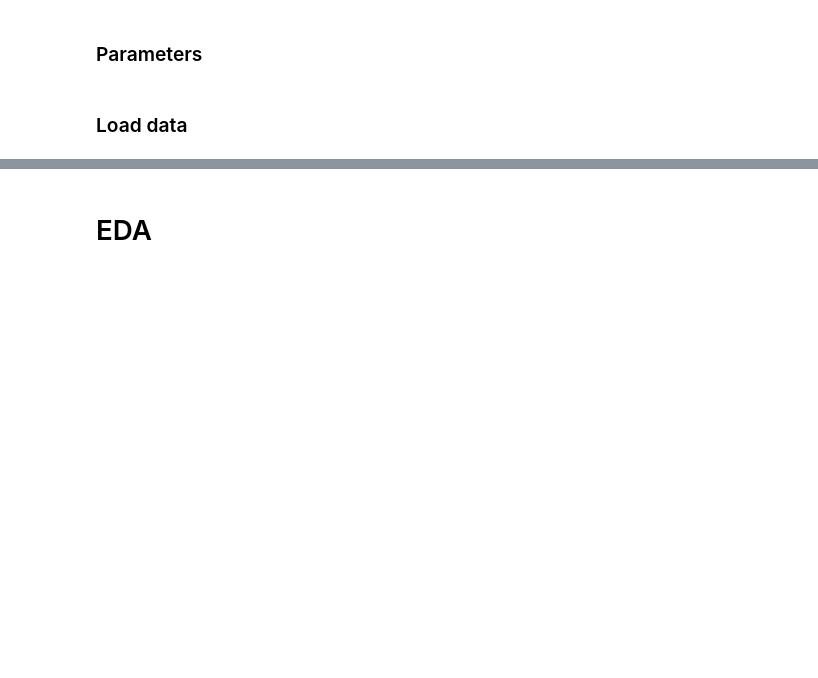
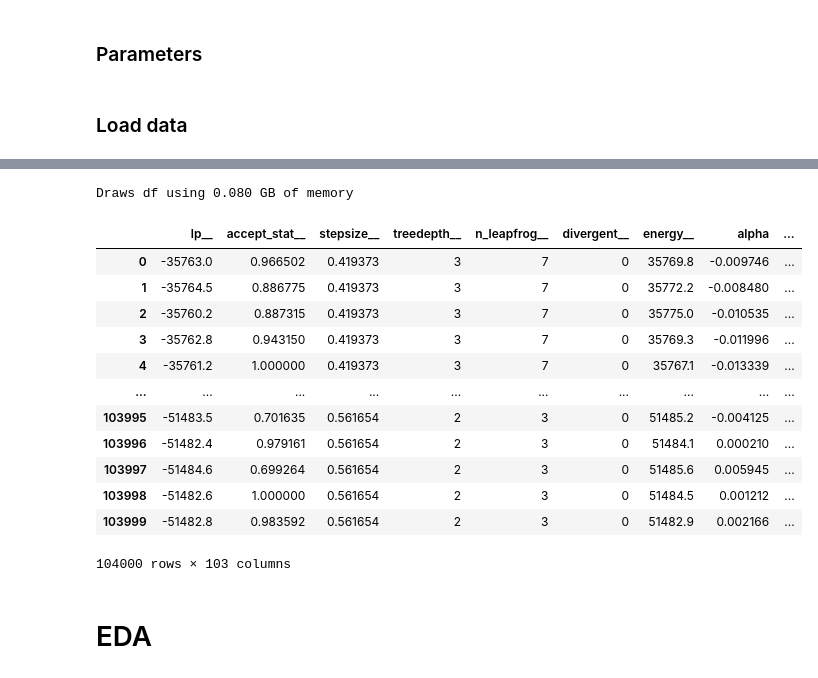
Before and after one commit to nathimel/citesim, a Jupyter notebook: src/notebooks/hierarchical_modeling_analysis.ipynb, the cells around one changed output, grey strips where cells are left out. Drawn from its saved outputs; the diff is of its cells as text; code cells hidden in the pictures; blank space fills up the shorter version.

```diff
--- a/src/notebooks/hierarchical_modeling_analysis.ipynb
+++ b/src/notebooks/hierarchical_modeling_analysis.ipynb
@@ -97,36 +117,52 @@ with open(f"{config["fit_dir"]}/metadata.json", "r") as json_file:
 # %%
 # Load raw data
 models = [_ for _ in os.listdir(config["fit_dir"]) if os.path.isdir(f"{config["fit_dir"]}/{_}")]
 draws = []
 # Loop through models
 for i, model_i in enumerate(models):
     model_dir_i = f"{config["fit_dir"]}/{model_i}"
     files_i = [_ for _ in os.listdir(model_dir_i) if _[-4:] == ".csv"]
 
     # Loop through chains per model
     draws_i = []
     for j, file_j in enumerate(files_i):
         chain_j = pd.read_csv(f"{model_dir_i}/{file_j}", comment="#")
         chain_j["chain"] = file_j.split(".")[0].split("_")[-1]
         draws_i.append(chain_j)
     draws_i = pd.concat(draws_i, ignore_index=True)
 
     # Get what csv columns match with what results columns
     beta_mapping = metadata[model_i]["beta_mapping"]
-    # Frustratingly, the beta csvs don't save the same as the pandas output
-    csv_beta_mapping = {}
-    for draws_key, beta_key in beta_mapping.items():
-        csv_key = draws_key.replace("[", ".").replace(",", ".").replace("]", "")
-        csv_beta_mapping[csv_key] = beta_key
-    draws_i = draws_i.rename(columns=csv_beta_mapping)
+    if len(beta_mapping) > 0:
+        # Frustratingly, the beta csvs don't save the same as the pandas output
+        csv_beta_mapping = {}
+        for draws_key, beta_key in beta_mapping.items():
+            csv_key = draws_key.replace("[", ".").replace(",", ".").replace("]", "")
+            csv_beta_mapping[csv_key] = beta_key
+        draws_i = draws_i.rename(columns=csv_beta_mapping)
 
     # Store
     draws_i["model"] = model_i
     draws.append(draws_i)
 
 draws = pd.concat(draws, ignore_index=True)
 print(f"Draws df using {draws.memory_usage().sum() / (1024 ** 3):.3f} GB of memory")
 draws
+# %% [output]
+Draws df using 0.080 GB of memory
+|  | lp__ | accept_stat__ | stepsize__ | treedepth__ | n_leapfrog__ | divergent__ | energy__ | alpha | ... |
+| 0 | -35763.0 | 0.966502 | 0.419373 | 3 | 7 | 0 | 35769.8 | -0.009746 | ... |
+| 1 | -35764.5 | 0.886775 | 0.419373 | 3 | 7 | 0 | 35772.2 | -0.008480 | ... |
+| 2 | -35760.2 | 0.887315 | 0.419373 | 3 | 7 | 0 | 35775.0 | -0.010535 | ... |
+| 3 | -35762.8 | 0.943150 | 0.419373 | 3 | 7 | 0 | 35769.3 | -0.011996 | ... |
+| 4 | -35761.2 | 1.000000 | 0.419373 | 3 | 7 | 0 | 35767.1 | -0.013339 | ... |
+| ... | ... | ... | ... | ... | ... | ... | ... | ... | ... |
+| 103995 | -51483.5 | 0.701635 | 0.561654 | 2 | 3 | 0 | 51485.2 | -0.004125 | ... |
+| 103996 | -51482.4 | 0.979161 | 0.561654 | 2 | 3 | 0 | 51484.1 | 0.000210 | ... |
+| 103997 | -51484.6 | 0.699264 | 0.561654 | 2 | 3 | 0 | 51485.6 | 0.005945 | ... |
+| 103998 | -51482.6 | 1.000000 | 0.561654 | 2 | 3 | 0 | 51484.5 | 0.001212 | ... |
+| 103999 | -51482.8 | 0.983592 | 0.561654 | 2 | 3 | 0 | 51482.9 | 0.002166 | ... |
+104000 rows × 103 columns
 # %%
 # Load results, train, and test data
 results = pd.read_csv(f"{config["fit_dir"]}/results.csv")
```
Also changed, not shown: parts of 25 cells of this notebook.
